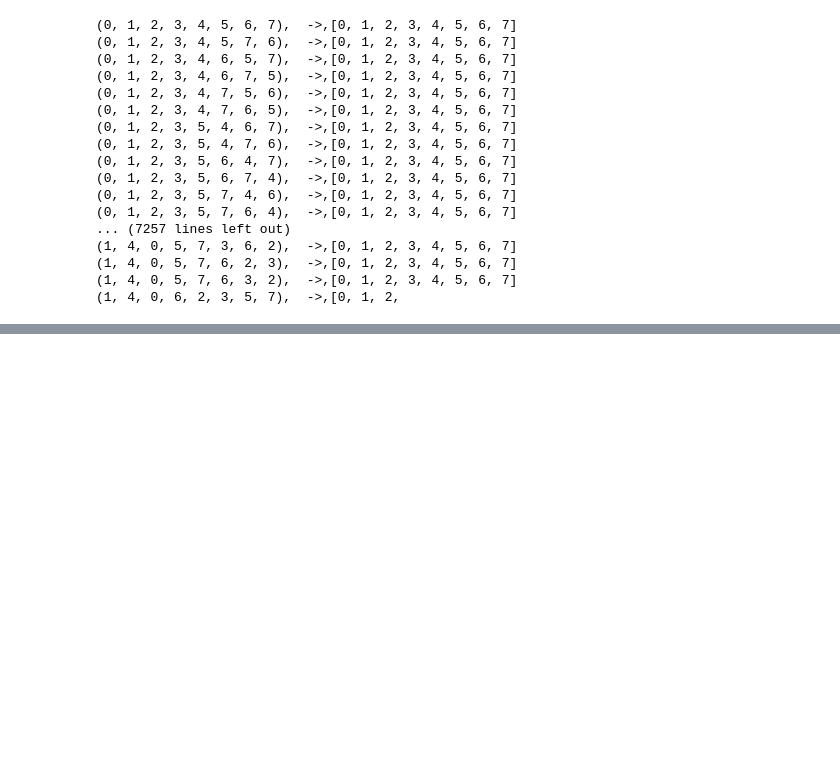
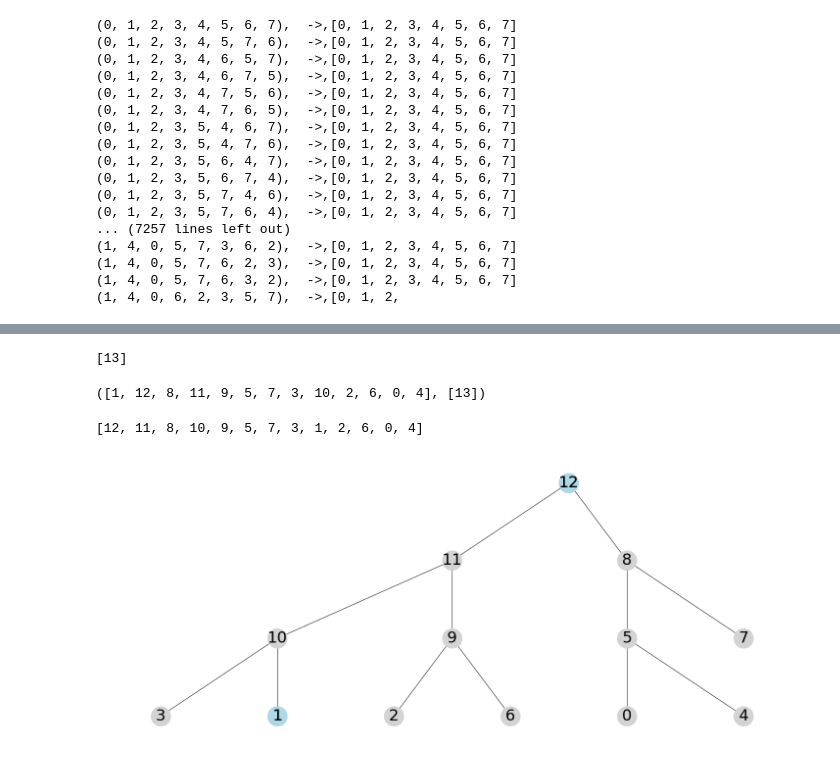
Before and after one commit to patrickmurphy2020/heapsort, a Jupyter notebook: HeapSort.ipynb, the cells around one changed output, grey strips where cells are left out. Drawn from its saved outputs; the diff is of its cells as text; code cells hidden in the pictures; blank space fills up the shorter version.

```diff
--- a/HeapSort.ipynb
+++ b/HeapSort.ipynb
@@ -295,0 +351,5 @@ for perm in itertools.permutations(range(8)):
+# %%
+S = [L[0]] + S
+S
+# %% [output]
+[13]
@@ -295,0 +358,6 @@ for perm in itertools.permutations(range(8)):
+# %%
+L = L[:-1]
+# %%
+L,S
+# %% [output]
+([1, 12, 8, 11, 9, 5, 7, 3, 10, 2, 6, 0, 4], [13])
@@ -295,0 +366,6 @@ for perm in itertools.permutations(range(8)):
+# %%
+drawtree(L , [1,12,13])
+L
+# %% [output]
+[12, 11, 8, 10, 9, 5, 7, 3, 1, 2, 6, 0, 4]
+[figure, added]
```
Also changed, not shown: parts of 18 cells of this notebook.
